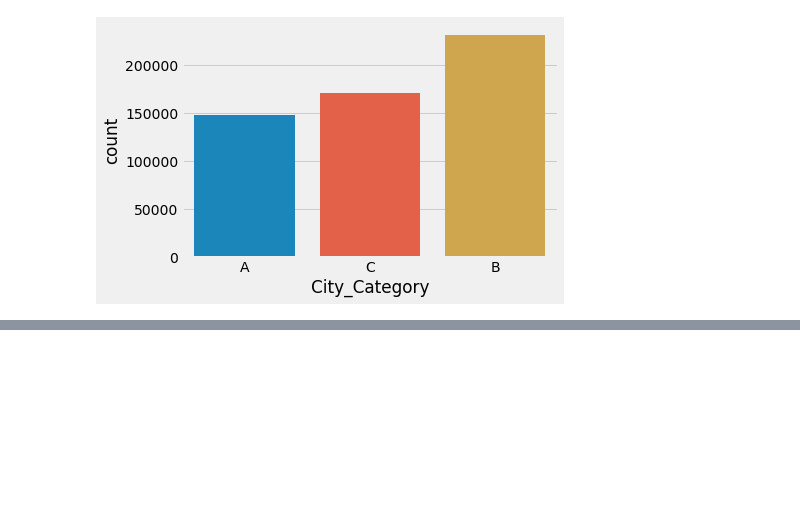
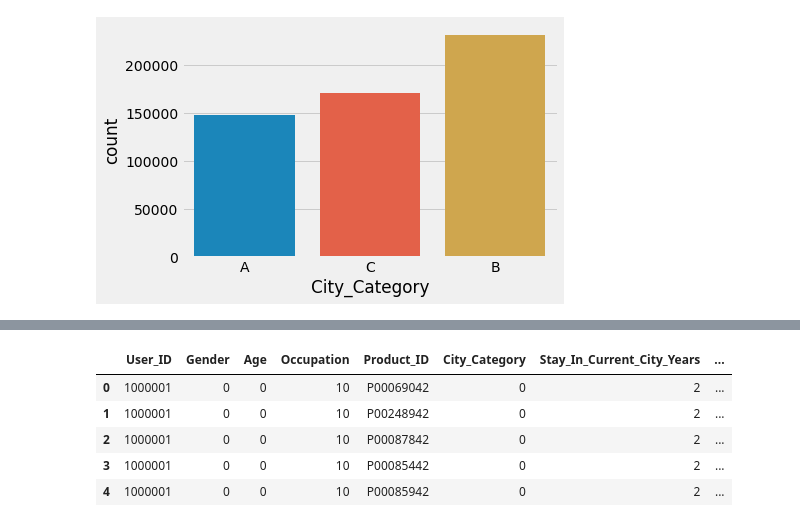
Before and after one commit to ANKIT08122001/capstone-project, a Jupyter notebook: capstone revised-checkpoint.ipynb, the cells around one changed output, grey strips where cells are left out. Drawn from its saved outputs; the diff is of its cells as text; code cells hidden in the pictures; blank space fills up the shorter version.

```diff
--- a/capstone revised-checkpoint.ipynb
+++ b/capstone revised-checkpoint.ipynb
@@ -131,0 +201,15 @@ sns.countplot(data3['City_Category'])
+# %%
+## label encoding
+cols = ['Age','City_Category','Stay_In_Current_City_Years']
+from sklearn.preprocessing import LabelEncoder
+le = LabelEncoder()
+for col in cols:
+    data3[col] = le.fit_transform(data3[col])
+data3.head()
+# %% [output]
+|  | User_ID | Gender | Age | Occupation | Product_ID | City_Category | Stay_In_Current_City_Years | ... |
+| 0 | 1000001 | 0 | 0 | 10 | P00069042 | 0 | 2 | ... |
+| 1 | 1000001 | 0 | 0 | 10 | P00248942 | 0 | 2 | ... |
+| 2 | 1000001 | 0 | 0 | 10 | P00087842 | 0 | 2 | ... |
+| 3 | 1000001 | 0 | 0 | 10 | P00085442 | 0 | 2 | ... |
+| 4 | 1000001 | 0 | 0 | 10 | P00085942 | 0 | 2 | ... |
```
Also changed, not shown: parts of 7 cells of this notebook.
